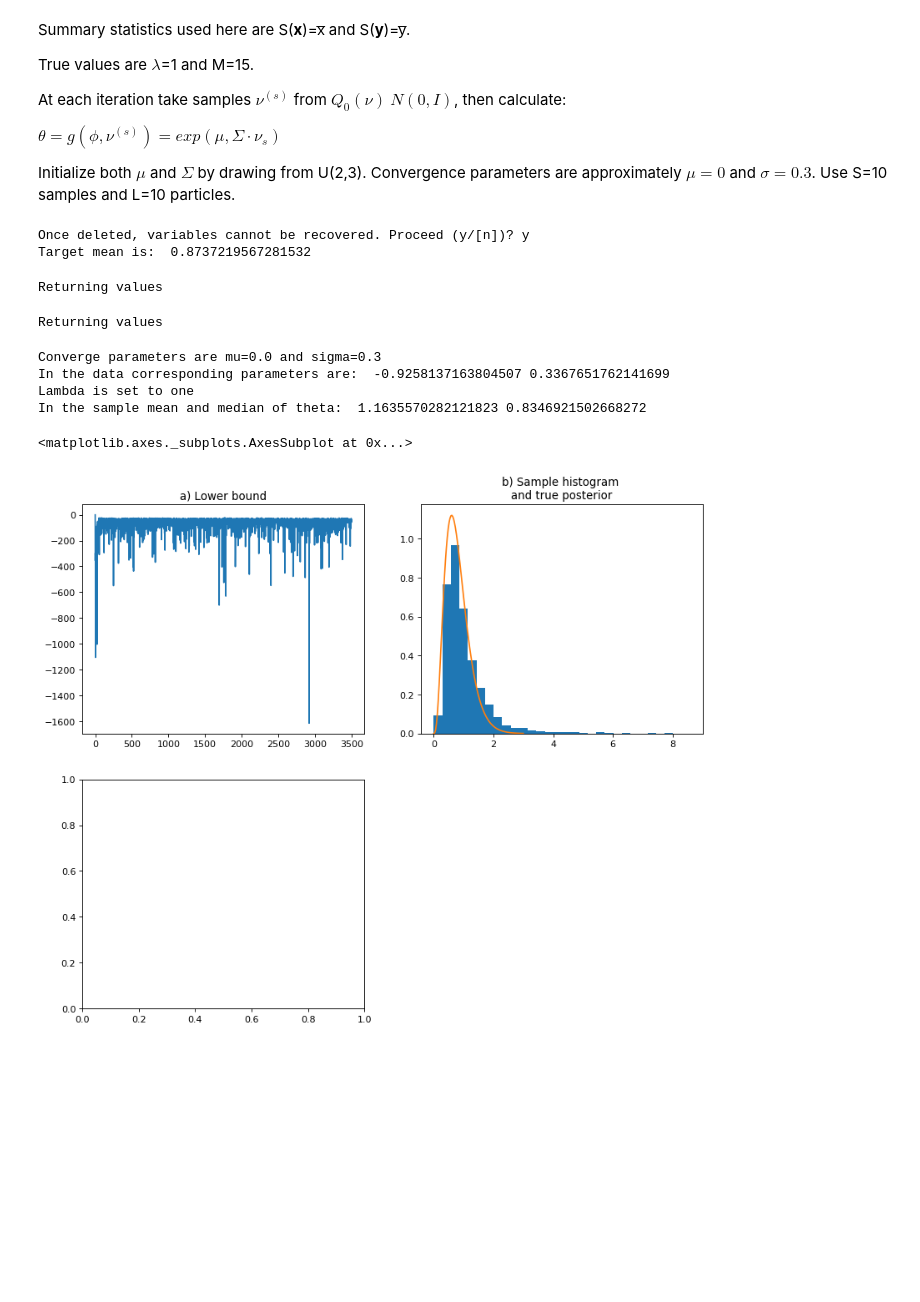
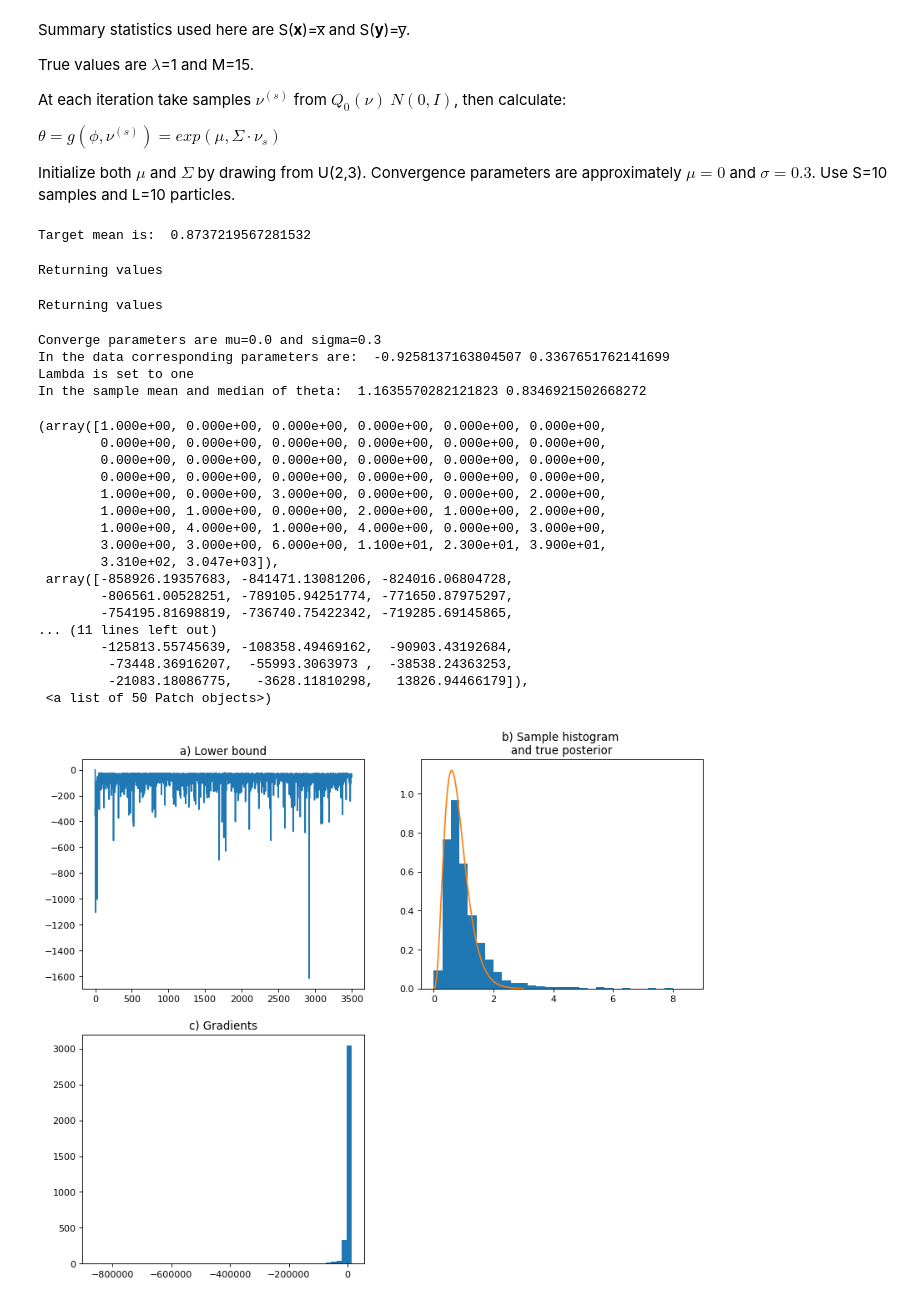
Before and after one commit to suvivainio/cs2, a Jupyter notebook: Automatic Variational ABC.ipynb, the cells around one changed output. Saved outputs shown, nothing was run; the diff lists cells and outputs as text; code cells hidden in the pictures; blank space fills up the shorter version.

```diff
--- a/Automatic Variational ABC.ipynb
+++ b/Automatic Variational ABC.ipynb
@@ -189,7 +213,7 @@ $\theta = g(\phi, \nu^{(s)}) = exp(\mu, \Sigma \cdot \nu_s)$
 
 Initialize both $\mu$ and $\Sigma$ by drawing from U(2,3). Convergence parameters are approximately $\mu=0$ and $\sigma=0.3$. Use S=10 samples and L=10 particles.
 # %%
-%reset
+#%reset
 
 import autograd.numpy as np
 import autograd.numpy.random as npr
@@ -223,11 +247,14 @@ def TargetExponential(parPhi,nu, u, yyMean, printInfo=False, M=15):
     if printInfo: print('TargetExponential, theta is: ', theta)
     # Generate x-values from u-values and theta-values
     # First create a matrix with u-values in columns and theta values in rows
-    xx0=(-1/np.exp(theta) * np.log(1-u[:,np.newaxis]))
+    xx0=(-1/(np.exp(theta)) * np.log(1-u[:,np.newaxis]))
     # Row means to get x-values
     xx1=np.mean(xx0, axis=0)
+    if printInfo: print('xx0.shape,xx1.shape: ', xx0.shape, xx1.shape)
     # Variance parameter for comparion of the true value and generated values
     epsilon2=np.std(xx1)**2/M
+    # If epsilon = 0, then the sampler breaks, so it has to be at least a small float
+    if epsilon2==0.0: epsilon2=0.000001
     # Calculate the mean of log-probabilities
     if printInfo: print('xx1, yyMean, epsilon2: ', xx1, yyMean, epsilon2)
     lProbEpsilon=lNormal(xx1, yyMean, epsilon2)/len(theta)
@@ -288,11 +315,11 @@ TargetExponential2=lambda parPhi,nu, u: TargetExponential(parPhi,nu, u, yyMean=t
 # fU: function to simulate u
 # nParticle: number of particles (=length of u)
 # rho_0, t0: parameters defining the step length
+np.seterr('warn')
 samplePhi10, sampleLb10, sampleGrad10, sampleTheta10=ABC.avabc(parPhi0,parNIterations,TargetExponential2,parFNu,parNSample,parFU,parNParticle, CalculateLambda,printInfo=False,rho_0=0.05, t0=500)
 parNSample=1; parNParticle=1
 samplePhi1, sampleLb1, sampleGrad1, sampleTheta1=ABC.avabc(parPhi0,parNIterations,TargetExponential2,parFNu,parNSample,parFU,parNParticle, CalculateLambda,printInfo=False,rho_0=0.05, t0=500)
 # %% [output]
-Once deleted, variables cannot be recovered. Proceed (y/[n])? y
 Target mean is:  0.8737219567281532
 Returning values
 Returning values
@@ -309,19 +336,39 @@ In the sample mean and median of theta:  1.1635570282121823 0.8346921502668272
 # %%
 
 # Plot results:
 #fig1, (ax2, ax3,ax3,ax4) = plt.subplots(nrows=2, ncols=2) # two axes on figure
 fig=plt.figure(figsize=(12, 10), dpi= 80, facecolor='w', edgecolor='k')
 plt.subplot(221)
 plt.title('a) Lower bound')
 plt.plot(sampleLb10)
 plt.subplot(222)
 plt.title('b) Sample histogram \nand true posterior')
 #plt.hist(sampleTheta10, bins=25, density=True)
 plt.hist(sampleTheta10[sampleTheta10<10], bins=30, density=True)
 # True posterior is Gamma(alpha=), alpha=, beta=70
 plotx=np.linspace(0.0,3.0, 100)
 plt.plot(plotx, gamma.pdf(plotx, a=4.0, scale=0.2))
 plt.subplot(223)
+# Calculate gradient for mu
+plt.title('c) Gradients')
+plt.hist(sampleGrad10[10:], bins=50)
+# I was not able to calculate particle=1, simulation=1 properly
 # %% [output]
-<matplotlib.axes._subplots.AxesSubplot at 0x...>
+(array([1.000e+00, 0.000e+00, 0.000e+00, 0.000e+00, 0.000e+00, 0.000e+00,
+        0.000e+00, 0.000e+00, 0.000e+00, 0.000e+00, 0.000e+00, 0.000e+00,
+        0.000e+00, 0.000e+00, 0.000e+00, 0.000e+00, 0.000e+00, 0.000e+00,
+        0.000e+00, 0.000e+00, 0.000e+00, 0.000e+00, 0.000e+00, 0.000e+00,
+        1.000e+00, 0.000e+00, 3.000e+00, 0.000e+00, 0.000e+00, 2.000e+00,
+        1.000e+00, 1.000e+00, 0.000e+00, 2.000e+00, 1.000e+00, 2.000e+00,
+        1.000e+00, 4.000e+00, 1.000e+00, 4.000e+00, 0.000e+00, 3.000e+00,
+        3.000e+00, 3.000e+00, 6.000e+00, 1.100e+01, 2.300e+01, 3.900e+01,
+        3.310e+02, 3.047e+03]),
+ array([-858926.19357683, -841471.13081206, -824016.06804728,
+        -806561.00528251, -789105.94251774, -771650.87975297,
+        -754195.81698819, -736740.75422342, -719285.69145865,
+... (11 lines left out)
+        -125813.55745639, -108358.49469162,  -90903.43192684,
+         -73448.36916207,  -55993.3063973 ,  -38538.24363253,
+         -21083.18086775,   -3628.11810298,   13826.94466179]),
+ <a list of 50 Patch objects>)
-[figure, old version]
+[figure, new version]
```
Also changed, not shown: parts of 5 cells of this notebook, 1 other file.
